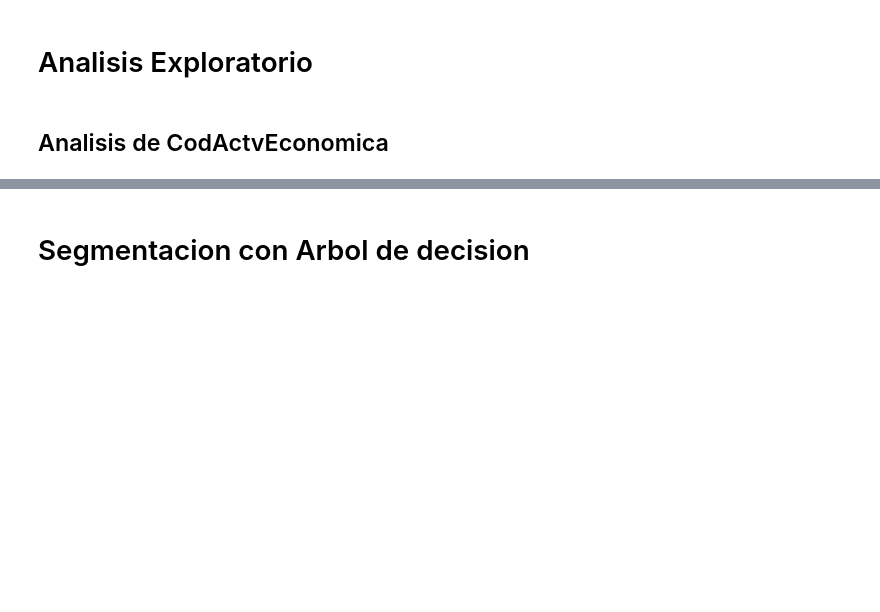
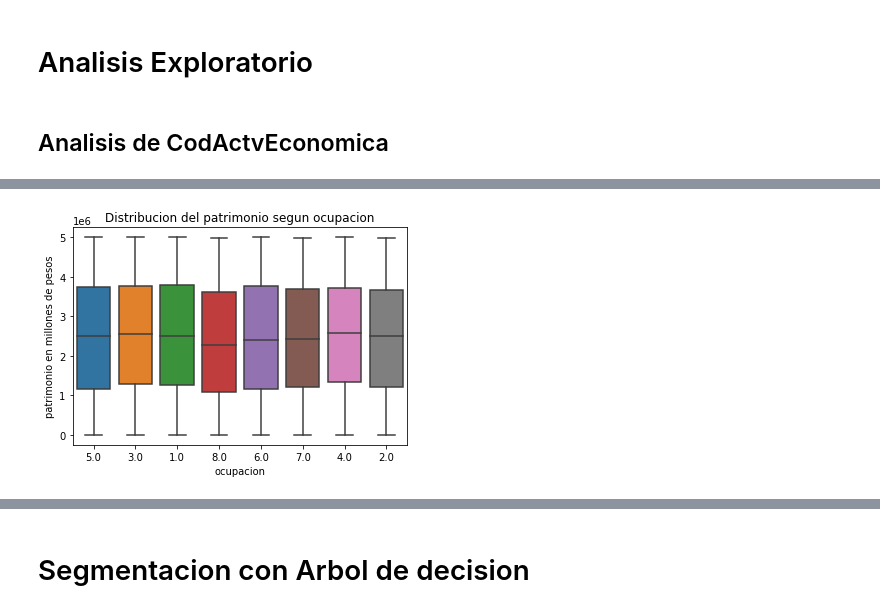
Before and after one commit to jcardozotsti/fase2talento4.0, a Jupyter notebook: Modelos de detección de LAFT.ipynb, the cells around one changed output, grey strips where cells are left out. Cells and saved outputs as stored; diff of their text form; code cells hidden in the pictures; blank space fills up the shorter version.

```diff
--- a/Modelos de detección de LAFT.ipynb
+++ b/Modelos de detección de LAFT.ipynb
@@ -118,0 +197,9 @@ sb.boxplot((df.where(df['CodActvEconomica']==3012)).Patrimonio)
+# %%
+dfOcu = df
+sb.boxplot(y='Patrimonio', x ='IdOcupacion', data=dfOcu)
+plt.title('Distribucion del patrimonio segun ocupacion')
+plt.xlabel('ocupacion')
+plt.ylabel('patrimonio en millones de pesos')
+plt.show()
+# %% [output]
+[figure, added]
```
Also changed, not shown: parts of 87 cells of this notebook.
